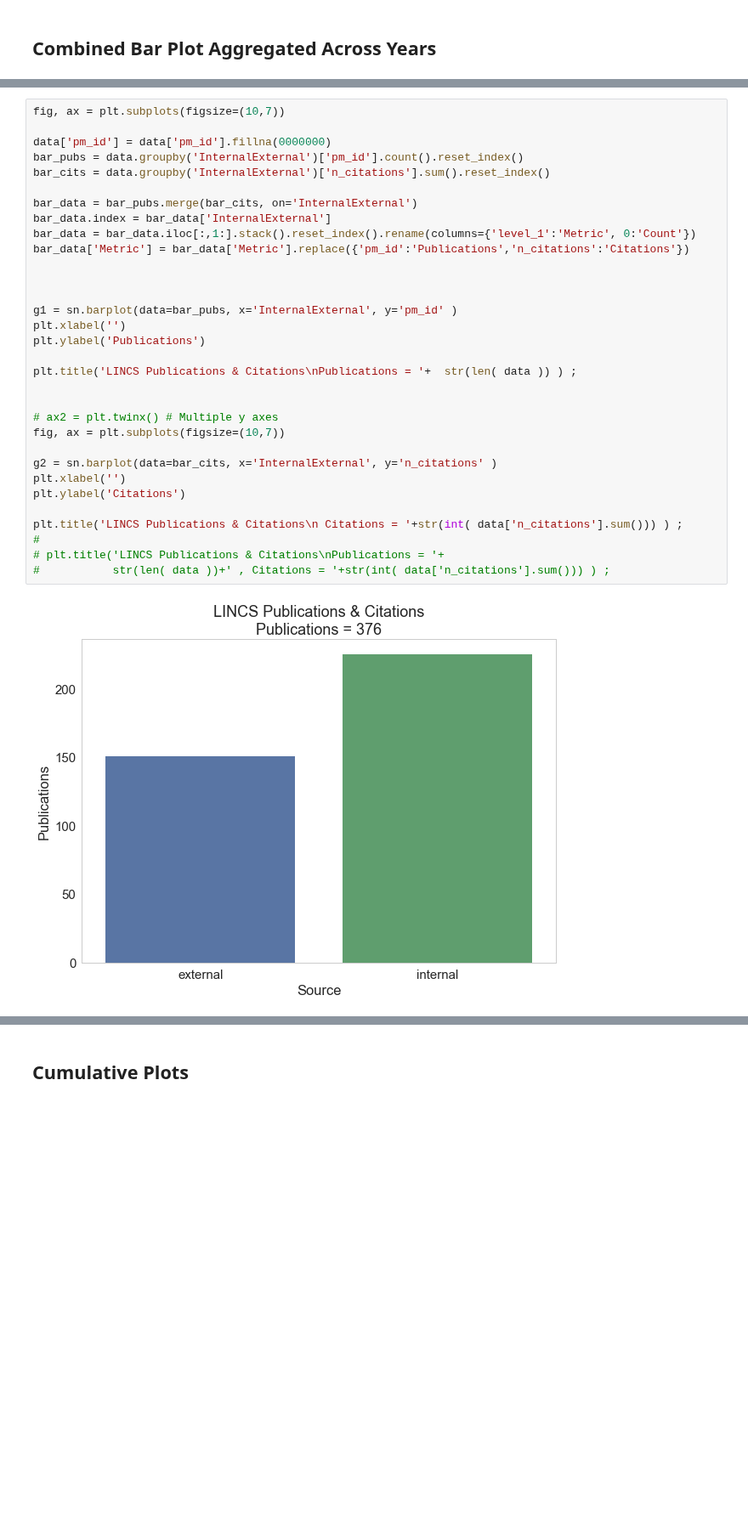
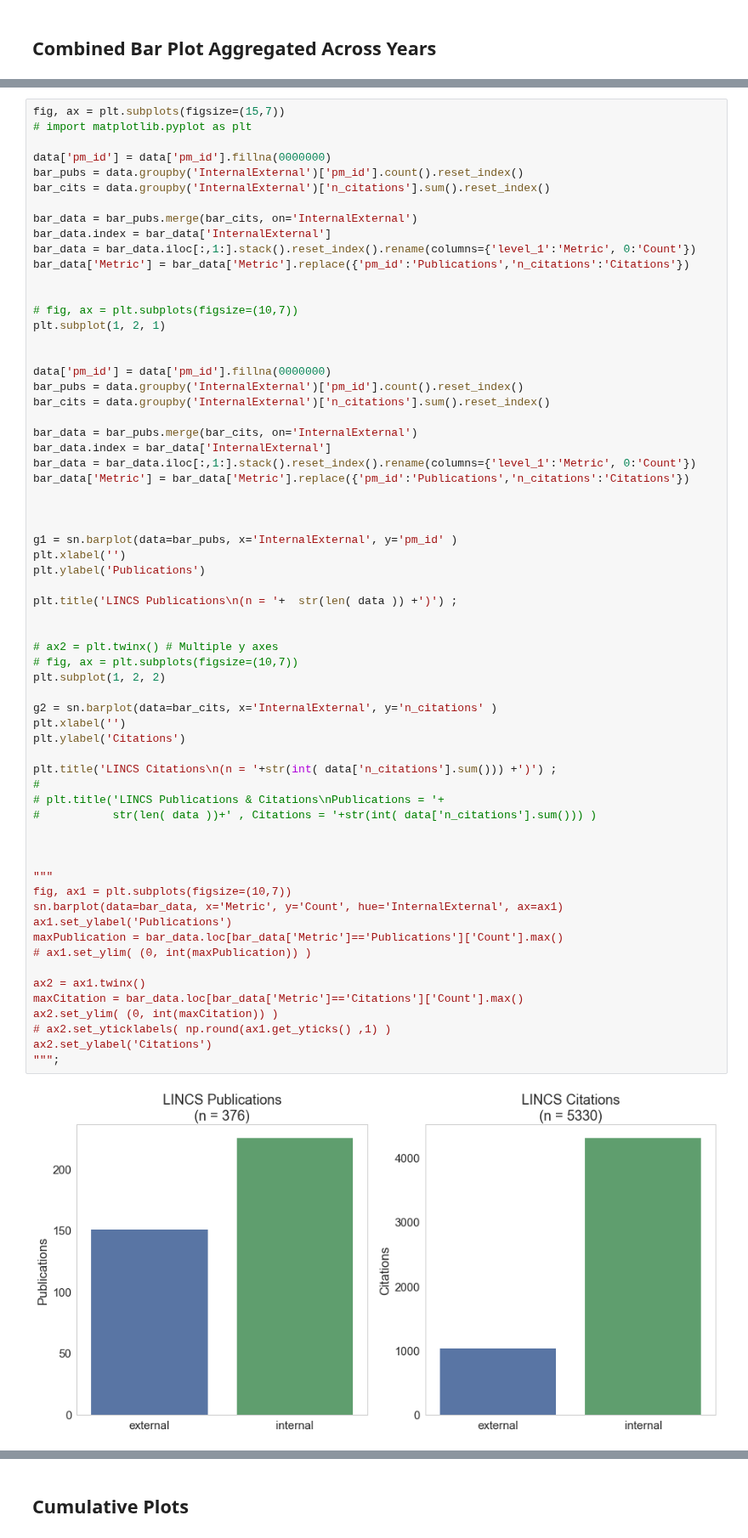
Before and after one commit to MaayanLab/LINCS-Publications-Report, a Jupyter notebook: LINCS_publications.ipynb, the cells around one changed output, grey strips where cells are left out. Shown at 85% size. Drawn from its saved outputs; the diff is of its cells as text; blank space fills up the shorter version.

Commit message:
Combined bar plots via subplot

```diff
--- a/LINCS_publications.ipynb
+++ b/LINCS_publications.ipynb
@@ -665,34 +663,66 @@ plt.ylabel('Citation Count');
 # %%
-fig, ax = plt.subplots(figsize=(10,7))
+fig, ax = plt.subplots(figsize=(15,7))
+# import matplotlib.pyplot as plt
+
+data['pm_id'] = data['pm_id'].fillna(0000000)
+bar_pubs = data.groupby('InternalExternal')['pm_id'].count().reset_index()
+bar_cits = data.groupby('InternalExternal')['n_citations'].sum().reset_index()
+
+bar_data = bar_pubs.merge(bar_cits, on='InternalExternal')
+bar_data.index = bar_data['InternalExternal']
+bar_data = bar_data.iloc[:,1:].stack().reset_index().rename(columns={'level_1':'Metric', 0:'Count'})
+bar_data['Metric'] = bar_data['Metric'].replace({'pm_id':'Publications','n_citations':'Citations'})
+
+
+# fig, ax = plt.subplots(figsize=(10,7))
+plt.subplot(1, 2, 1)
+
 
 data['pm_id'] = data['pm_id'].fillna(0000000)
 bar_pubs = data.groupby('InternalExternal')['pm_id'].count().reset_index()
 bar_cits = data.groupby('InternalExternal')['n_citations'].sum().reset_index()
 
 bar_data = bar_pubs.merge(bar_cits, on='InternalExternal')
 bar_data.index = bar_data['InternalExternal']
 bar_data = bar_data.iloc[:,1:].stack().reset_index().rename(columns={'level_1':'Metric', 0:'Count'})
 bar_data['Metric'] = bar_data['Metric'].replace({'pm_id':'Publications','n_citations':'Citations'})
 
 
 
 g1 = sn.barplot(data=bar_pubs, x='InternalExternal', y='pm_id' )
 plt.xlabel('')
 plt.ylabel('Publications')
 
-plt.title('LINCS Publications & Citations\nPublications = '+  str(len( data )) ) ;
+plt.title('LINCS Publications\n(n = '+  str(len( data )) +')') ;
 
 
 # ax2 = plt.twinx() # Multiple y axes
-fig, ax = plt.subplots(figsize=(10,7))
+# fig, ax = plt.subplots(figsize=(10,7))
+plt.subplot(1, 2, 2)
 
 g2 = sn.barplot(data=bar_cits, x='InternalExternal', y='n_citations' )
 plt.xlabel('')
 plt.ylabel('Citations')
 
-plt.title('LINCS Publications & Citations\n Citations = '+str(int( data['n_citations'].sum())) ) ;
+plt.title('LINCS Citations\n(n = '+str(int( data['n_citations'].sum())) +')') ;
 #
 # plt.title('LINCS Publications & Citations\nPublications = '+
-#           str(len( data ))+' , Citations = '+str(int( data['n_citations'].sum())) ) ;
+#           str(len( data ))+' , Citations = '+str(int( data['n_citations'].sum())) )
+
+
+
+"""
+fig, ax1 = plt.subplots(figsize=(10,7))
+sn.barplot(data=bar_data, x='Metric', y='Count', hue='InternalExternal', ax=ax1)
+ax1.set_ylabel('Publications')
+maxPublication = bar_data.loc[bar_data['Metric']=='Publications']['Count'].max()
+# ax1.set_ylim( (0, int(maxPublication)) )
+
+ax2 = ax1.twinx()
+maxCitation = bar_data.loc[bar_data['Metric']=='Citations']['Count'].max()
+ax2.set_ylim( (0, int(maxCitation)) )
+# ax2.set_yticklabels( np.round(ax1.get_yticks() ,1) )
+ax2.set_ylabel('Citations')
+""";
 # %% [output]
-[figure, old version]
+[figure, new version]
```
Also changed, not shown: parts of 2 cells of this notebook, 1 other file.
